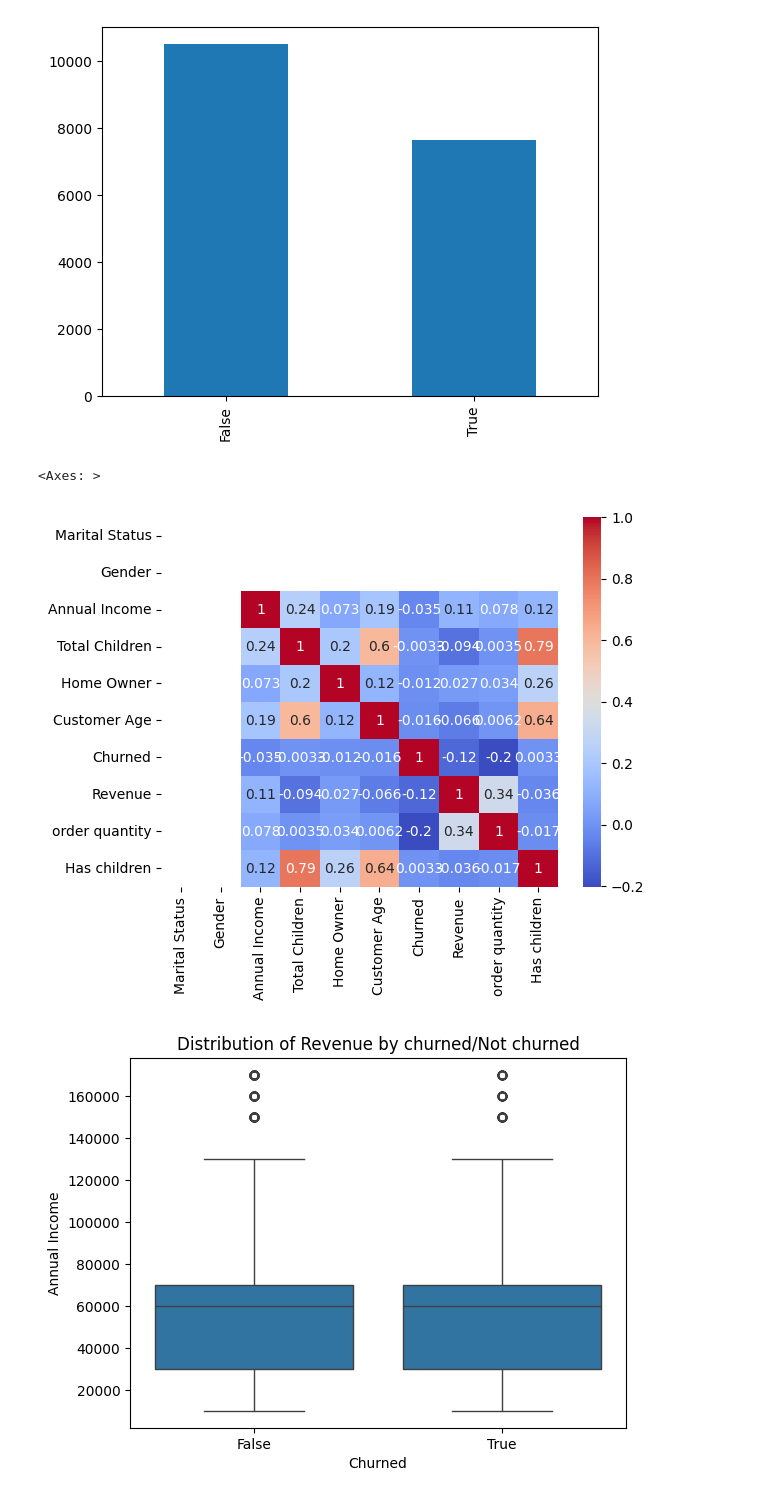
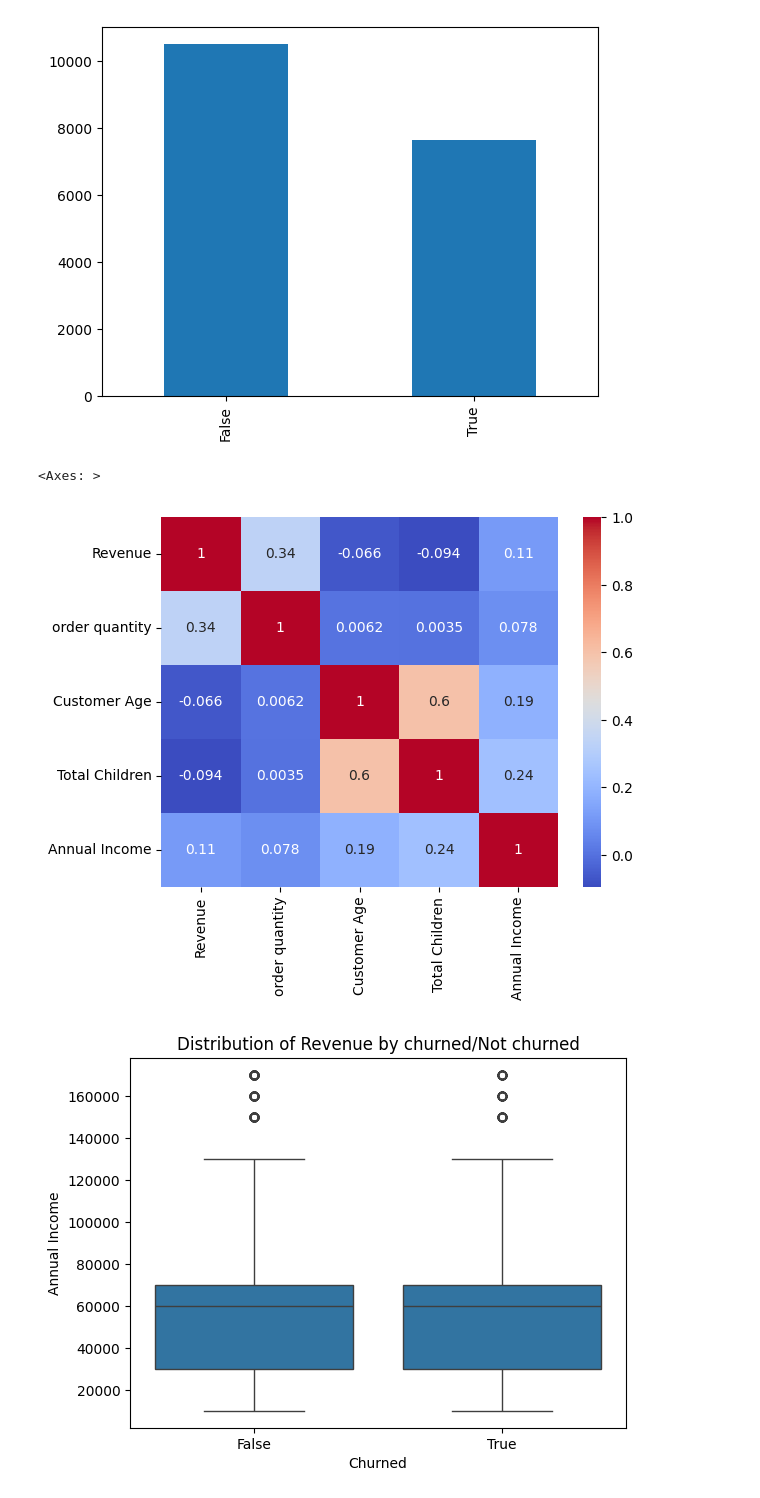
Before and after one commit to lifewjola/Churn-Prediction-with-RandomForests, a Jupyter notebook: Customer_Churn_Prediction_Adventure_Works.ipynb, the cells around one changed output. Drawn from its saved outputs; the diff is of its cells as text; code cells hidden in the pictures.

```diff
--- a/Customer_Churn_Prediction_Adventure_Works.ipynb
+++ b/Customer_Churn_Prediction_Adventure_Works.ipynb
@@ -208,10 +208,10 @@ df['Churned'].value_counts().plot(kind='bar')
 # %%
 # Correlation between numerical volumns
 
-sns.heatmap(df.corr(method='spearman'), annot=True, cmap='coolwarm')
+sns.heatmap(df[num_col].corr(method='spearman'), annot=True, cmap='coolwarm')
 # %% [output]
 <Axes: >
-[figure, old version]
+[figure, new version]
 # %%
 num_col = ['Revenue', 'order quantity', 'Customer Age',
            'Total Children', 'Annual Income']
```
